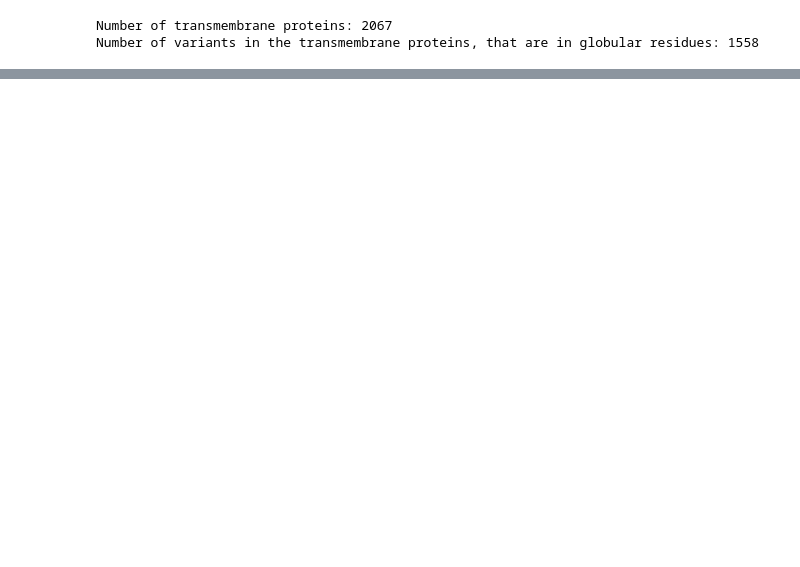
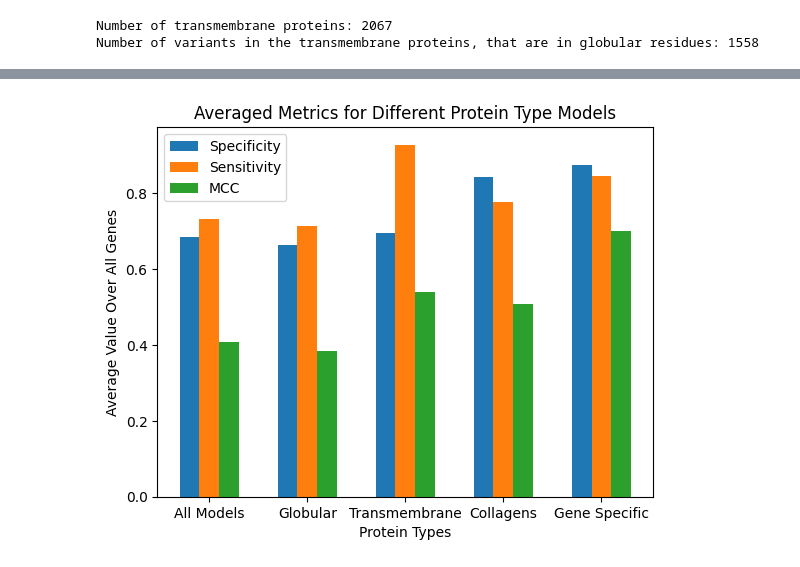
Before and after one commit to inbarblech/Pathogenicity-determination-Thesis, a Jupyter notebook: data_analysis/protein_type_predictor_analysis.ipynb, the cells around one changed output, grey strips where cells are left out. Saved outputs shown, nothing was run; the diff lists cells and outputs as text; code cells hidden in the pictures; blank space fills up the shorter version.

```diff
--- a/data_analysis/protein_type_predictor_analysis.ipynb
+++ b/data_analysis/protein_type_predictor_analysis.ipynb
@@ -16,3 +17,12 @@ print(f"Number of variants in the transmembrane proteins, that are in globular r
 # %% [output]
 Number of transmembrane proteins: 2067
 Number of variants in the transmembrane proteins, that are in globular residues: 1558
+# %%
+# Import the performance metrics data for each model
+collagens_df = pd.read_csv('C:\\Users\\InbarBlech\\PycharmProjects\\Thesis\\predictions_vs_real\\collagens_proteins\\metrics_collagens_proteins.csv')
+globular_df= pd.read_csv('C:\\Users\\InbarBlech\\PycharmProjects\\Thesis\\predictions_vs_real\\globular_proteins\\metrics_globular_proteins.csv')
+transmembrane_df = pd.read_csv('C:\\Users\\InbarBlech\\PycharmProjects\\Thesis\\predictions_vs_real\\transmembrane_residues\\metrics_transmembrane_residues.csv')
+all_proteins_df = pd.read_csv('C:\\Users\\InbarBlech\\PycharmProjects\\Thesis\\predictions_vs_real\\metrics_all_protein_type_predictors.csv')
+gene_specific_pred_df = pd.read_csv('C:\\Users\\InbarBlech\\PycharmProjects\\Thesis\\predictions_vs_real\\gene_specific_predictors\\metrics_gene_specific_predictors.csv')
+
+gene_specific_pred_df
@@ -18,0 +38,63 @@ Number of variants in the transmembrane proteins, that are in globular residues:
+# %%
+# Filter out genes with mcc equal to 0 or not enough data for each dataset
+all_proteins_filtered = all_proteins_df[(all_proteins_df['mcc'] != 0) &
+                                        (all_proteins_df['num_pathogenic'] >= 3) &
+                                        (all_proteins_df['num_benign'] >= 3)]
+
+globular_filtered = globular_df[(globular_df['mcc'] != 0) &
+                                (globular_df['num_pathogenic'] >= 3) &
+                                (globular_df['num_benign'] >= 3)]
+
+transmembrane_filtered = transmembrane_df[(transmembrane_df['mcc'] != 0) &
+                                          (transmembrane_df['num_pathogenic'] >= 3) &
+                                          (transmembrane_df['num_benign'] >= 3)]
+
+collagens_filtered = collagens_df[(collagens_df['mcc'] != 0) &
+                                  (collagens_df['num_pathogenic'] >= 3) &
+                                  (collagens_df['num_benign'] >= 3)]
+
+gene_specific_filtered = gene_specific_pred_df[(gene_specific_pred_df['mcc'] != 0) &
+                                              (gene_specific_pred_df['num_pathogenic'] >= 3) &
+                                              (gene_specific_pred_df['num_benign'] >= 3)]
+
+# Calculate the average metrics for each dataset
+avg_specificity_all = all_proteins_filtered['specificity'].mean()
+avg_sensitivity_all = all_proteins_filtered['sensitivity'].mean()
+avg_mcc_all = all_proteins_filtered['mcc'].mean()
+
+avg_specificity_g = globular_filtered['specificity'].mean()
+avg_sensitivity_g = globular_filtered['sensitivity'].mean()
+avg_mcc_g = globular_filtered['mcc'].mean()
+
+avg_specificity_t = transmembrane_filtered['specificity'].mean()
+avg_sensitivity_t = transmembrane_filtered['sensitivity'].mean()
+avg_mcc_t = transmembrane_filtered['mcc'].mean()
+
+avg_specificity_c = collagens_filtered['specificity'].mean()
+avg_sensitivity_c = collagens_filtered['sensitivity'].mean()
+avg_mcc_c = collagens_filtered['mcc'].mean()
+
+avg_specificity_gene_specific = gene_specific_filtered['specificity'].mean()
+avg_sensitivity_gene_specific = gene_specific_filtered['sensitivity'].mean()
+avg_mcc_gene_specific = gene_specific_filtered['mcc'].mean()
+
+# Plot the averaged metrics side by side
+labels = ['All Models', 'Globular', 'Transmembrane', 'Collagens', 'Gene Specific']
+specificity_values = [avg_specificity_all, avg_specificity_g, avg_specificity_t, avg_specificity_c, avg_specificity_gene_specific]
+sensitivity_values = [avg_sensitivity_all, avg_sensitivity_g, avg_sensitivity_t, avg_sensitivity_c, avg_sensitivity_gene_specific]
+mcc_values = [avg_mcc_all, avg_mcc_g, avg_mcc_t, avg_mcc_c, avg_mcc_gene_specific]
+
+x = range(len(labels))
+
+plt.bar(x, specificity_values, width=0.2, label='Specificity')
+plt.bar([i + 0.2 for i in x], sensitivity_values, width=0.2, label='Sensitivity')
+plt.bar([i + 0.4 for i in x], mcc_values, width=0.2, label='MCC')
+
+plt.xlabel('Protein Types')
+plt.ylabel('Average Value Over All Genes')
+plt.title('Averaged Metrics for Different Protein Type Models')
+plt.xticks([i + 0.2 for i in x], labels)
+plt.legend()
+plt.show()
+# %% [output]
+[figure, added]
```
Also changed, not shown: parts of 4 cells of this notebook, 11 other files.
